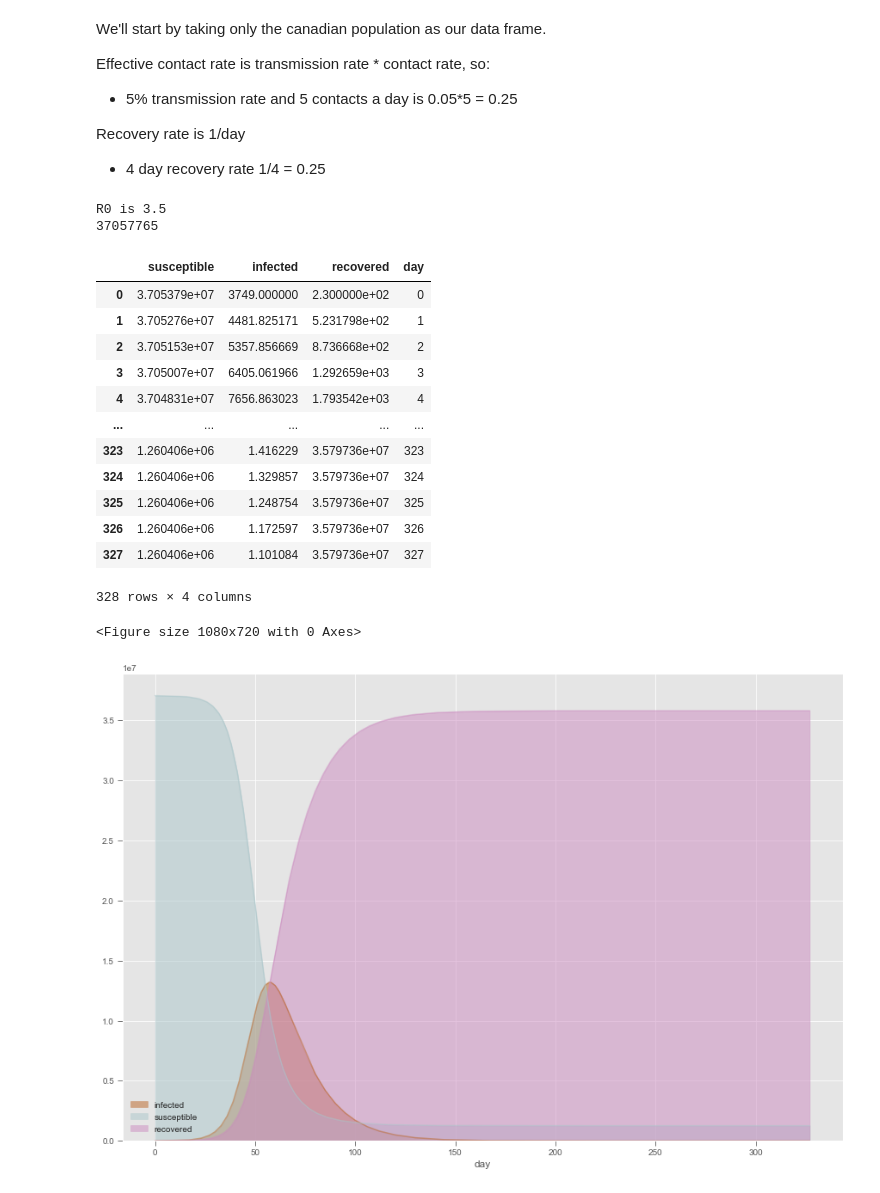
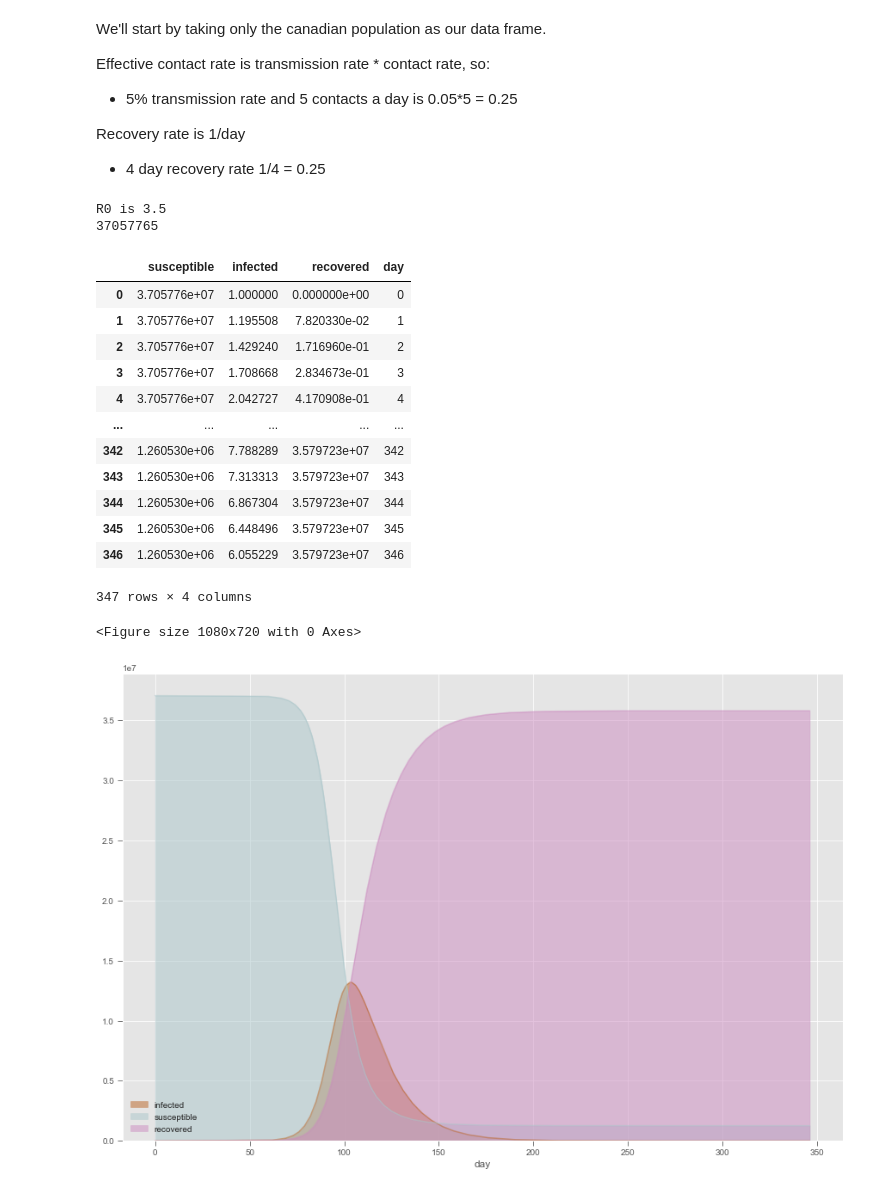
Before and after one commit to isohels/SIRModel, a Jupyter notebook: notebooks/CovsirPhy.ipynb, the cells around one changed output. Drawn from its saved outputs; the diff is of its cells as text; code cells hidden in the pictures.

```diff
--- a/notebooks/CovsirPhy.ipynb
+++ b/notebooks/CovsirPhy.ipynb
@@ -811,9 +804,10 @@ recovery_rate = 1/14
 
 #calculate R0
 print("R0 is", effective_contact_rate/recovery_rate)
+total_population = population_data.value("Canada", province = None)
 print(total_population)
-recovered = 230
-infected = 3749
+recovered = 0
+infected = 1
 susceptible = total_population - infected - recovered
 
 # number of days
@@ -825,42 +819,42 @@ days = range(0,len(jhu_data.subset("Canada", province=None)))
 ret = odeint(deriv,
             [susceptible, infected, recovered],
             days,
             args = (total_population, effective_contact_rate, recovery_rate))
 
 S, I , R = ret.T
 
 #Build a dataframe
 
 df = pd.DataFrame({
     'susceptible': S,
     'infected': I,
     'recovered': R,
     'day': days
 })
 
 plt.style.use('ggplot')
 plt.figure(figsize=(15,10))
 df.plot(x='day',
         y=['infected', 'susceptible', 'recovered'],
         color=['#bb6424', '#aac6ca', '#cc8ac0'],
         kind='area',
         stacked=False)
 df
 # %% [output]
 R0 is 3.5
 37057765
 |  | susceptible | infected | recovered | day |
-| 0 | 3.705379e+07 | 3749.000000 | 2.300000e+02 | 0 |
-| 1 | 3.705276e+07 | 4481.825171 | 5.231798e+02 | 1 |
-| 2 | 3.705153e+07 | 5357.856669 | 8.736668e+02 | 2 |
-| 3 | 3.705007e+07 | 6405.061966 | 1.292659e+03 | 3 |
-| 4 | 3.704831e+07 | 7656.863023 | 1.793542e+03 | 4 |
+| 0 | 3.705776e+07 | 1.000000 | 0.000000e+00 | 0 |
+| 1 | 3.705776e+07 | 1.195508 | 7.820330e-02 | 1 |
+| 2 | 3.705776e+07 | 1.429240 | 1.716960e-01 | 2 |
+| 3 | 3.705776e+07 | 1.708668 | 2.834673e-01 | 3 |
+| 4 | 3.705776e+07 | 2.042727 | 4.170908e-01 | 4 |
 | ... | ... | ... | ... | ... |
-| 323 | 1.260406e+06 | 1.416229 | 3.579736e+07 | 323 |
-| 324 | 1.260406e+06 | 1.329857 | 3.579736e+07 | 324 |
-| 325 | 1.260406e+06 | 1.248754 | 3.579736e+07 | 325 |
-| 326 | 1.260406e+06 | 1.172597 | 3.579736e+07 | 326 |
-| 327 | 1.260406e+06 | 1.101084 | 3.579736e+07 | 327 |
+| 342 | 1.260530e+06 | 7.788289 | 3.579723e+07 | 342 |
+| 343 | 1.260530e+06 | 7.313313 | 3.579723e+07 | 343 |
+| 344 | 1.260530e+06 | 6.867304 | 3.579723e+07 | 344 |
+| 345 | 1.260530e+06 | 6.448496 | 3.579723e+07 | 345 |
+| 346 | 1.260530e+06 | 6.055229 | 3.579723e+07 | 346 |
-328 rows × 4 columns
+347 rows × 4 columns
 <Figure size 1080x720 with 0 Axes>
-[figure, old version]
+[figure, new version]
```
Also changed, not shown: parts of 28 cells of this notebook, 3 other files.
